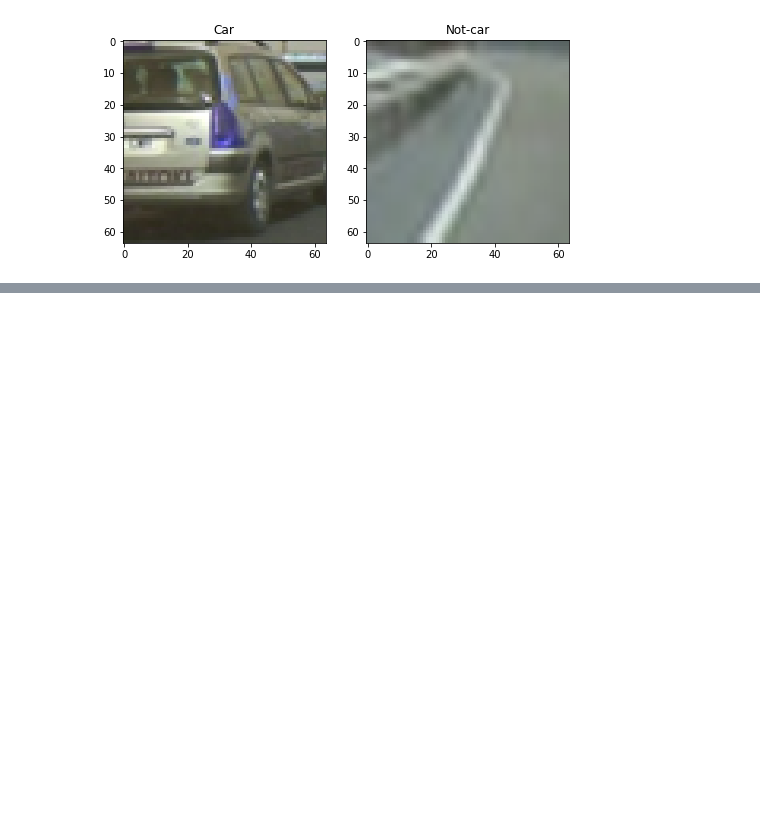
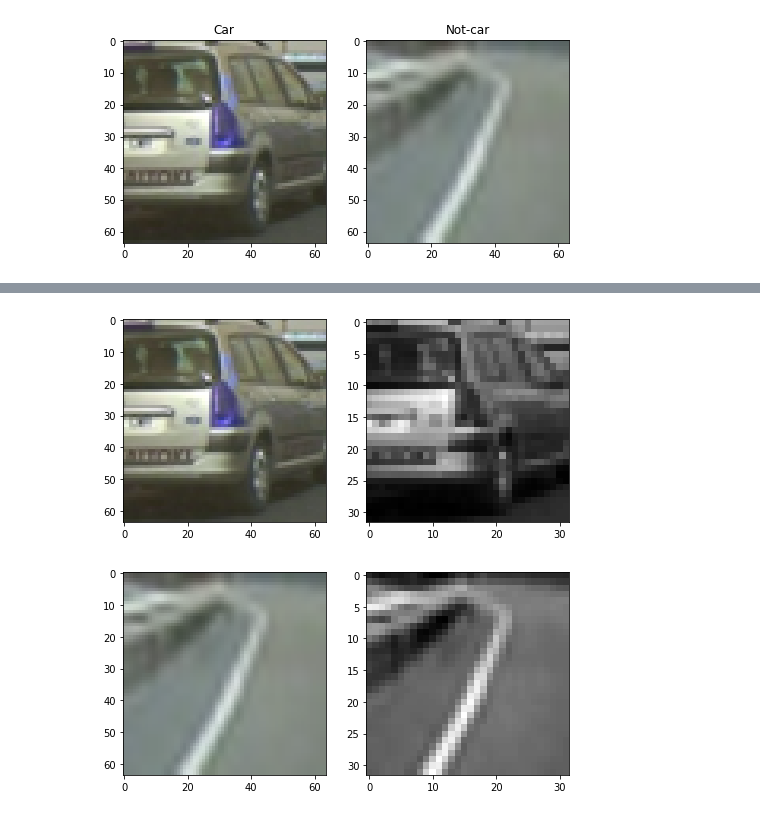
Before and after one commit to dmsehuang/CarND-Vehicle-Detection, a Jupyter notebook: Vehicle_tracking.ipynb, the cells around one changed output, grey strips where cells are left out. Drawn from its saved outputs; the diff is of its cells as text; code cells hidden in the pictures; blank space fills up the shorter version.

```diff
--- a/Vehicle_tracking.ipynb
+++ b/Vehicle_tracking.ipynb
@@ -74,0 +94,23 @@ disp_hog_feature(non_vehicle_img)
+# %%
+size = (32, 32)
+cspace = 'YCrCb'
+channel = 0
+# %%
+features, small_img = get_color_feature(vehicle_img, cspace, channel, size, True)
+fig = plt.figure(figsize=(8,6))
+plt.subplot(121)
+plt.imshow(vehicle_img)
+plt.subplot(122)
+plt.imshow(small_img, cmap='gray')
+plt.show()
+
+features, small_img = get_color_feature(non_vehicle_img, cspace, channel, size, True)
+fig = plt.figure(figsize=(8,6))
+plt.subplot(121)
+plt.imshow(non_vehicle_img)
+plt.subplot(122)
+plt.imshow(small_img, cmap='gray')
+plt.show()
+# %% [output]
+[figure, added]
+[figure, added]
```
Also changed, not shown: parts of 5 cells of this notebook.
